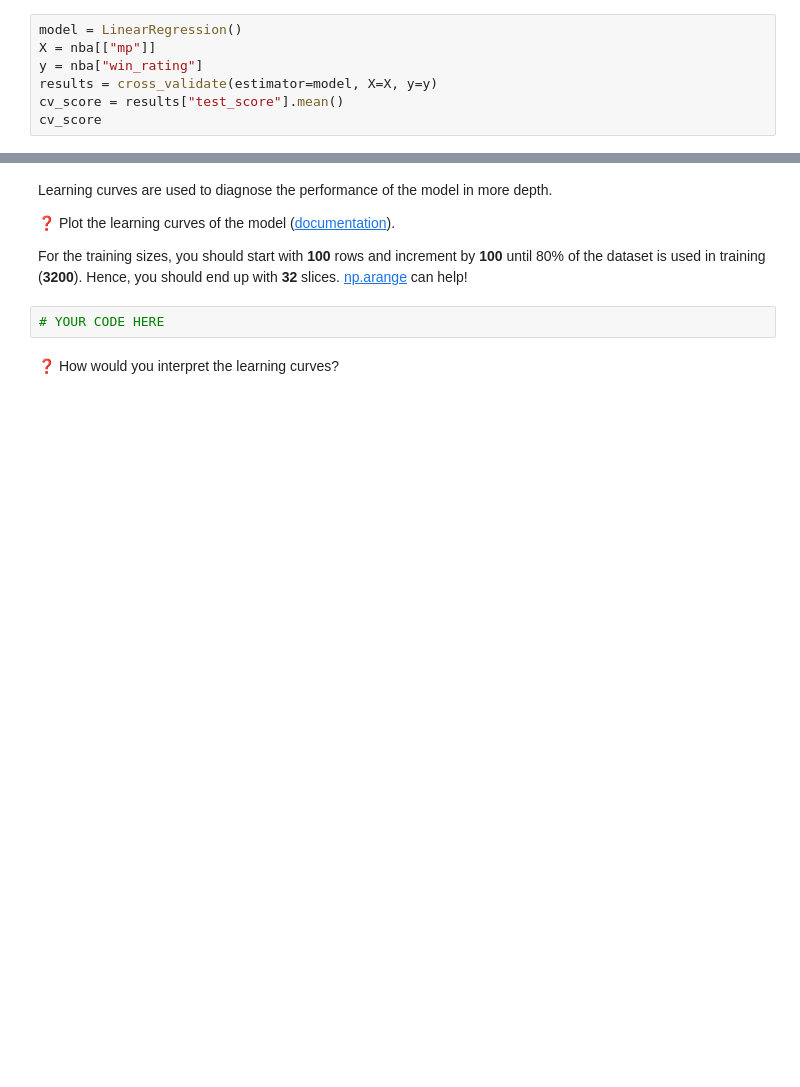
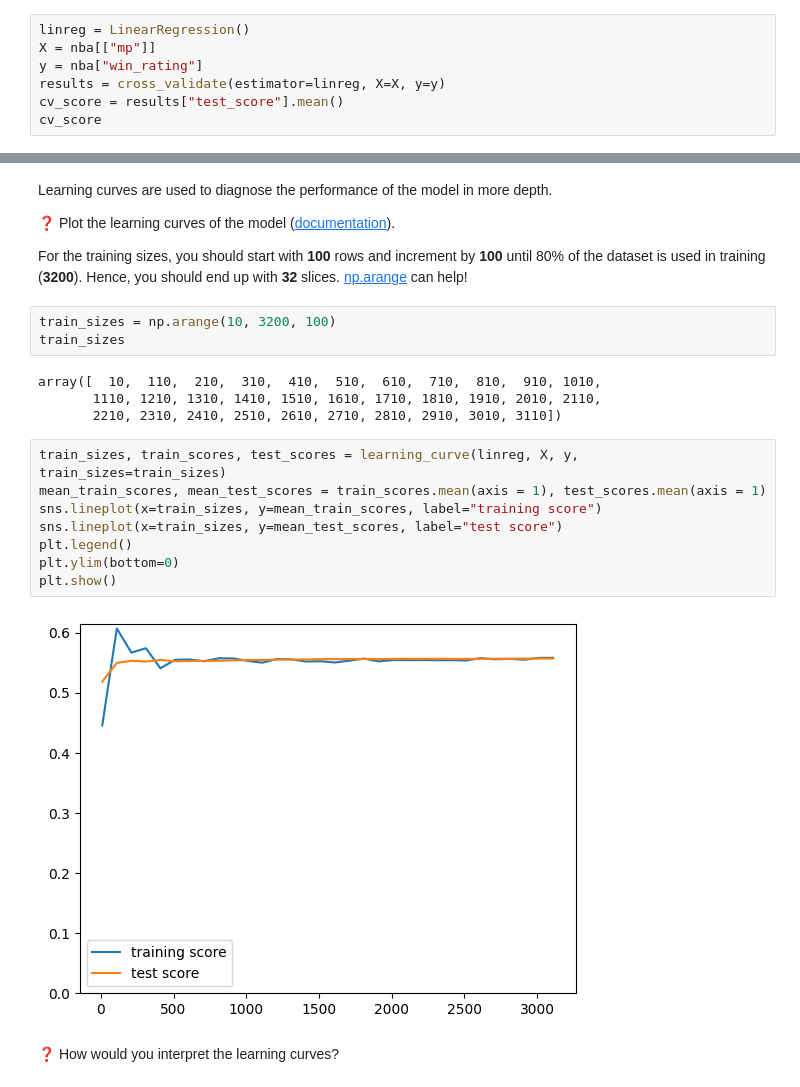
Before and after one commit to neural5torm/data-learning-curves, a Jupyter notebook: Learning_Curves.ipynb, the cells around one changed output, grey strips where cells are left out. Drawn from its saved outputs; the diff is of its cells as text; blank space fills up the shorter version.

```diff
--- a/Learning_Curves.ipynb
+++ b/Learning_Curves.ipynb
@@ -39,10 +39,10 @@ nba
 # %% [markdown]
 ❓ Cross validate a Linear Regression model meant to predict player win rating according to minutes played (`mp`). Save the mean of the scores as `cv_score`.
 # %%
-model = LinearRegression()
+linreg = LinearRegression()
 X = nba[["mp"]]
 y = nba["win_rating"]
-results = cross_validate(estimator=model, X=X, y=y)
+results = cross_validate(estimator=linreg, X=X, y=y)
 cv_score = results["test_score"].mean()
 cv_score
 # %% [output]
@@ -67,8 +88,23 @@ Learning curves are used to diagnose the performance of the model in more depth.
 ❓ Plot the learning curves of the model ([documentation](https://scikit-learn.org/stable/modules/generated/sklearn.model_selection.learning_curve.html)).
 
 For the training sizes, you should start with **100** rows and increment by **100** until 80% of the dataset is used in training (**3200**). Hence, you should end up with **32** slices. [np.arange](https://numpy.org/doc/stable/reference/generated/numpy.arange.html) can help!
-# %%
-# YOUR CODE HERE
+# %%
+train_sizes = np.arange(10, 3200, 100)
+train_sizes
+# %% [output]
+array([  10,  110,  210,  310,  410,  510,  610,  710,  810,  910, 1010,
+       1110, 1210, 1310, 1410, 1510, 1610, 1710, 1810, 1910, 2010, 2110,
+       2210, 2310, 2410, 2510, 2610, 2710, 2810, 2910, 3010, 3110])
+# %%
+train_sizes, train_scores, test_scores = learning_curve(linreg, X, y, train_sizes=train_sizes)
+mean_train_scores, mean_test_scores = train_scores.mean(axis = 1), test_scores.mean(axis = 1)
+sns.lineplot(x=train_sizes, y=mean_train_scores, label="training score")
+sns.lineplot(x=train_sizes, y=mean_test_scores, label="test score")
+plt.legend()
+plt.ylim(bottom=0)
+plt.show()
+# %% [output]
+[figure, added]
 # %% [markdown]
 ❓ How would you interpret the learning curves?
 # %% [markdown]
```
Also changed, not shown: parts of 14 cells of this notebook.
